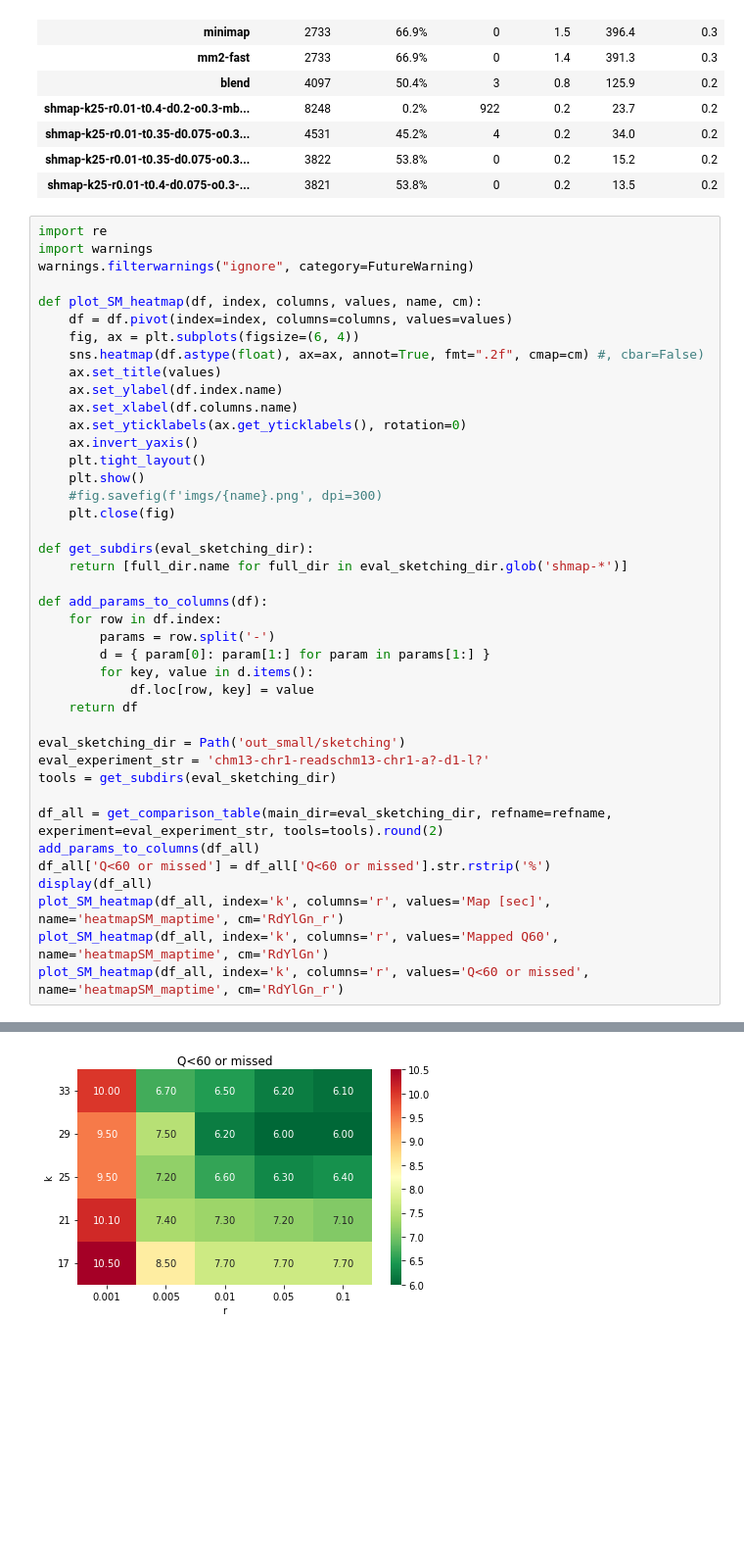
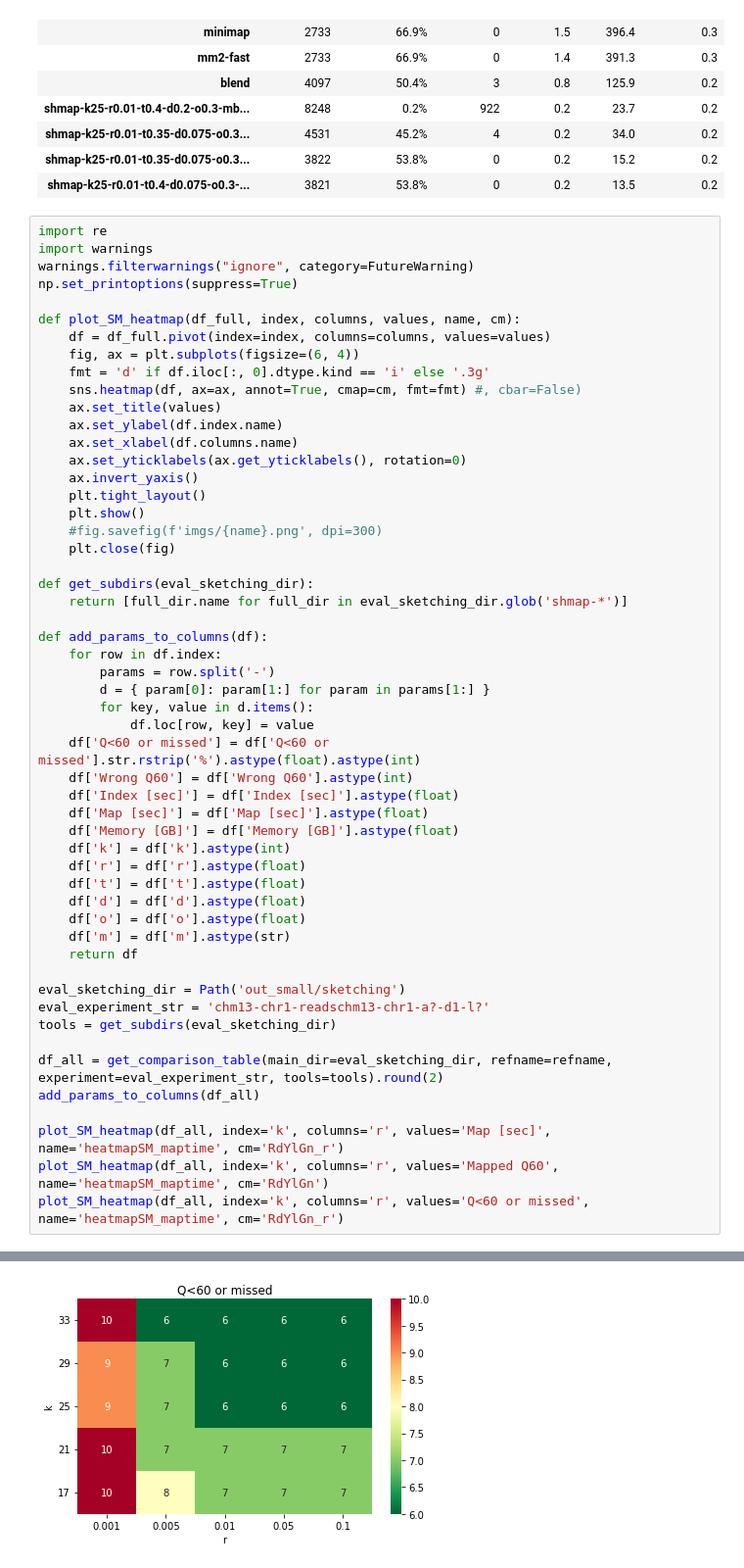
Before and after one commit to pesho-ivanov/shmap, a Jupyter notebook: evals/compare.ipynb, the cells around one changed output, grey strips where cells are left out. Shown at 98% size. Saved outputs shown, nothing was run; the diff lists cells and outputs as text; blank space fills up the shorter version.

Commit message:
fixed heatmaps

```diff
--- a/evals/compare.ipynb
+++ b/evals/compare.ipynb
@@ -84,11 +84,13 @@ chrY-readschrY-a?-d2-l?
 import re
 import warnings
 warnings.filterwarnings("ignore", category=FutureWarning)
+np.set_printoptions(suppress=True)
 
-def plot_SM_heatmap(df, index, columns, values, name, cm):
-    df = df.pivot(index=index, columns=columns, values=values)
+def plot_SM_heatmap(df_full, index, columns, values, name, cm):
+    df = df_full.pivot(index=index, columns=columns, values=values)
     fig, ax = plt.subplots(figsize=(6, 4))
-    sns.heatmap(df.astype(float), ax=ax, annot=True, fmt=".2f", cmap=cm) #, cbar=False)
+    fmt = 'd' if df.iloc[:, 0].dtype.kind == 'i' else '.3g'
+    sns.heatmap(df, ax=ax, annot=True, cmap=cm, fmt=fmt) #, cbar=False)
     ax.set_title(values)
     ax.set_ylabel(df.index.name)
     ax.set_xlabel(df.columns.name)
@@ -108,6 +110,17 @@ def add_params_to_columns(df):
         d = { param[0]: param[1:] for param in params[1:] }
         for key, value in d.items():
             df.loc[row, key] = value
+    df['Q<60 or missed'] = df['Q<60 or missed'].str.rstrip('%').astype(float).astype(int)
+    df['Wrong Q60'] = df['Wrong Q60'].astype(int)
+    df['Index [sec]'] = df['Index [sec]'].astype(float)
+    df['Map [sec]'] = df['Map [sec]'].astype(float)
+    df['Memory [GB]'] = df['Memory [GB]'].astype(float)
+    df['k'] = df['k'].astype(int)
+    df['r'] = df['r'].astype(float)
+    df['t'] = df['t'].astype(float)
+    df['d'] = df['d'].astype(float)
+    df['o'] = df['o'].astype(float)
+    df['m'] = df['m'].astype(str)
     return df
 
 eval_sketching_dir = Path('out_small/sketching')
@@ -116,8 +129,7 @@ tools = get_subdirs(eval_sketching_dir)
 
 df_all = get_comparison_table(main_dir=eval_sketching_dir, refname=refname, experiment=eval_experiment_str, tools=tools).round(2)
 add_params_to_columns(df_all)
-df_all['Q<60 or missed'] = df_all['Q<60 or missed'].str.rstrip('%')
-display(df_all)
+
 plot_SM_heatmap(df_all, index='k', columns='r', values='Map [sec]', name='heatmapSM_maptime', cm='RdYlGn_r')
 plot_SM_heatmap(df_all, index='k', columns='r', values='Mapped Q60', name='heatmapSM_maptime', cm='RdYlGn')
 plot_SM_heatmap(df_all, index='k', columns='r', values='Q<60 or missed', name='heatmapSM_maptime', cm='RdYlGn_r')
@@ -144 +139 @@ plot_SM_heatmap(df_all, index='k', columns='r', values='Q<60 or missed', name='h
-[figure, old version]
+[figure, new version]
```
Also changed, not shown: parts of 1 cell of this notebook, 1 other file.
